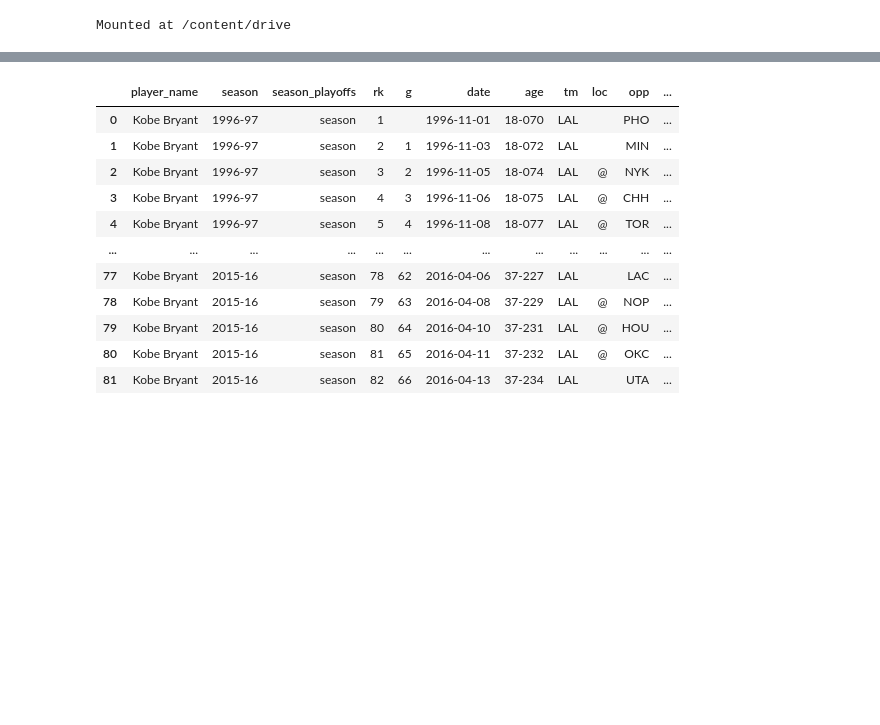
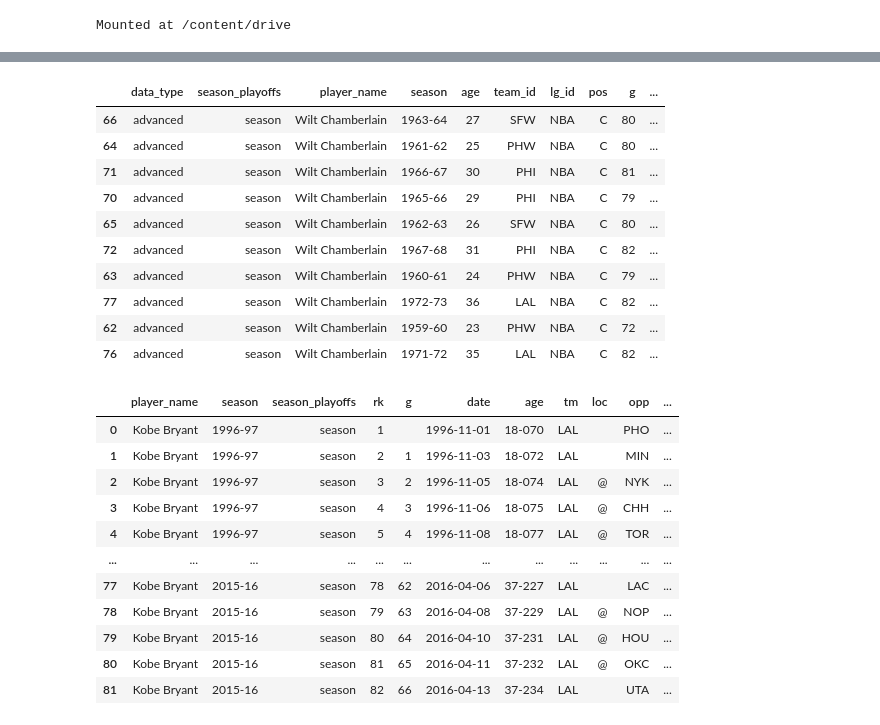
Before and after one commit to rahim-hashim/NBA-Prediction-Algorithms, a Jupyter notebook: single_player_search.ipynb, the cells around one changed output, grey strips where cells are left out. Drawn from its saved outputs; the diff is of its cells as text; code cells hidden in the pictures; blank space fills up the shorter version.

```diff
--- a/single_player_search.ipynb
+++ b/single_player_search.ipynb
@@ -112,3 +115,17 @@ numpy.float64
+# %%
+df_table.sort_values(by='ws', ascending=False).head(10)
+# %% [output]
+|  | data_type | season_playoffs | player_name | season | age | team_id | lg_id | pos | g | ... |
+| 66 | advanced | season | Wilt Chamberlain | 1963-64 | 27 | SFW | NBA | C | 80 | ... |
+| 64 | advanced | season | Wilt Chamberlain | 1961-62 | 25 | PHW | NBA | C | 80 | ... |
+| 71 | advanced | season | Wilt Chamberlain | 1966-67 | 30 | PHI | NBA | C | 81 | ... |
+| 70 | advanced | season | Wilt Chamberlain | 1965-66 | 29 | PHI | NBA | C | 79 | ... |
+| 65 | advanced | season | Wilt Chamberlain | 1962-63 | 26 | SFW | NBA | C | 80 | ... |
+| 72 | advanced | season | Wilt Chamberlain | 1967-68 | 31 | PHI | NBA | C | 82 | ... |
+| 63 | advanced | season | Wilt Chamberlain | 1960-61 | 24 | PHW | NBA | C | 79 | ... |
+| 77 | advanced | season | Wilt Chamberlain | 1972-73 | 36 | LAL | NBA | C | 82 | ... |
+| 62 | advanced | season | Wilt Chamberlain | 1959-60 | 23 | PHW | NBA | C | 72 | ... |
+| 76 | advanced | season | Wilt Chamberlain | 1971-72 | 35 | LAL | NBA | C | 82 | ... |
 # %%
 kb_gamelogs
 # %% [output]
```
Also changed, not shown: parts of 3 cells of this notebook, 26 other files.
